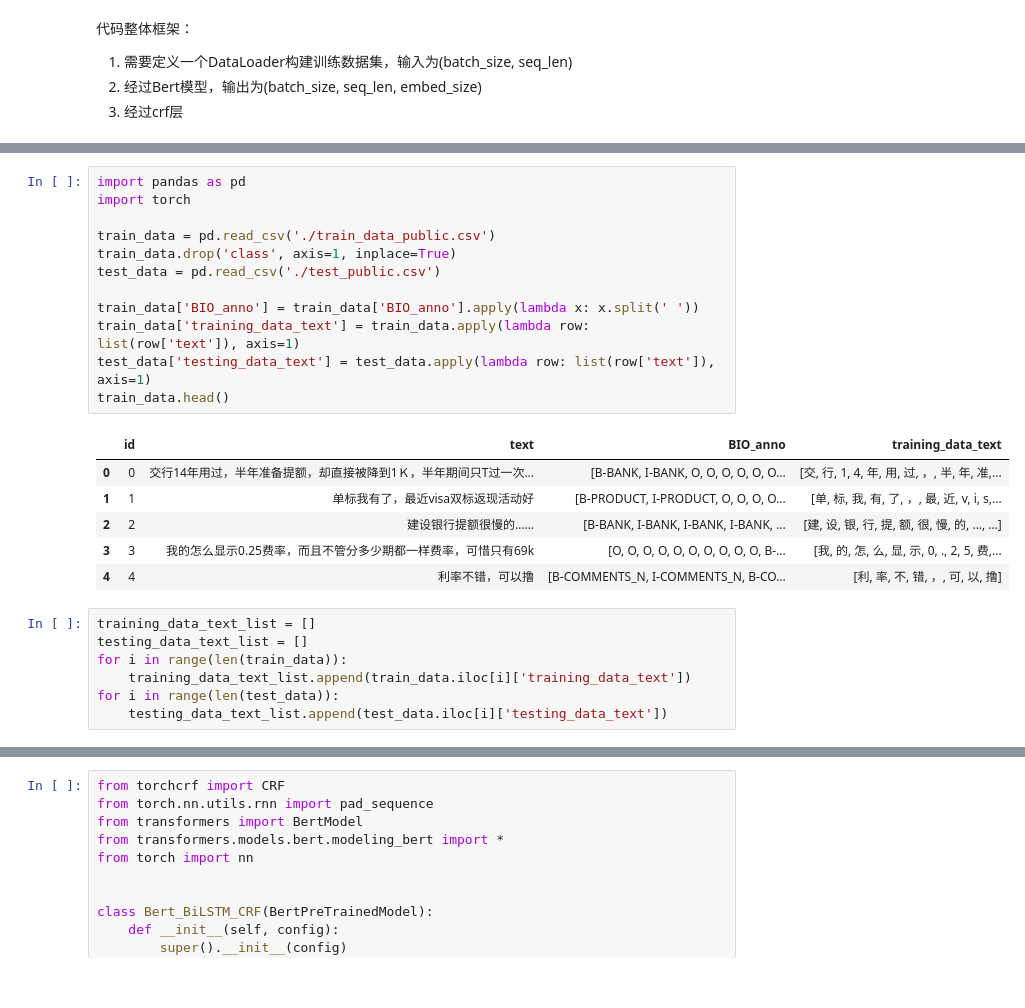
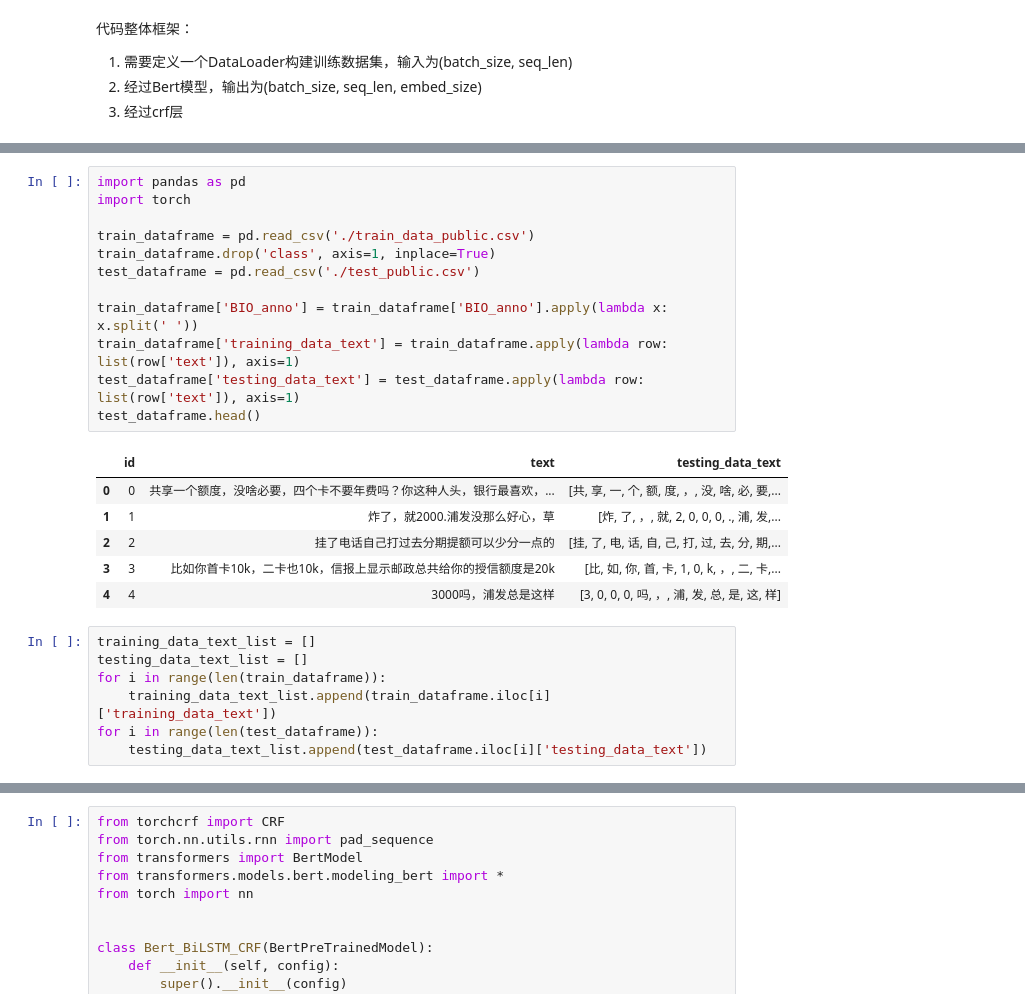
Before and after one commit to an-old-guy-in-Ecust/NLP, a Jupyter notebook: BiLSTM-CRF/Bert_bilstm_crf_baseline.ipynb, the cells around one changed output, grey strips where cells are left out. Drawn from its saved outputs; the diff is of its cells as text.

```diff
--- a/BiLSTM-CRF/Bert_bilstm_crf_baseline.ipynb
+++ b/BiLSTM-CRF/Bert_bilstm_crf_baseline.ipynb
@@ -26,29 +26,29 @@ Requirement already satisfied: idna<3,>=2.5 in /usr/local/lib/python3.8/dist-pac
 # %%
 import pandas as pd
 import torch
 
-train_data = pd.read_csv('./train_data_public.csv')
-train_data.drop('class', axis=1, inplace=True)
-test_data = pd.read_csv('./test_public.csv')
+train_dataframe = pd.read_csv('./train_data_public.csv')
+train_dataframe.drop('class', axis=1, inplace=True)
+test_dataframe = pd.read_csv('./test_public.csv')
 
-train_data['BIO_anno'] = train_data['BIO_anno'].apply(lambda x: x.split(' '))
-train_data['training_data_text'] = train_data.apply(lambda row: list(row['text']), axis=1)
-test_data['testing_data_text'] = test_data.apply(lambda row: list(row['text']), axis=1)
-train_data.head()
+train_dataframe['BIO_anno'] = train_dataframe['BIO_anno'].apply(lambda x: x.split(' '))
+train_dataframe['training_data_text'] = train_dataframe.apply(lambda row: list(row['text']), axis=1)
+test_dataframe['testing_data_text'] = test_dataframe.apply(lambda row: list(row['text']), axis=1)
+test_dataframe.head()
 # %% [output]
-|  | id | text | BIO_anno | training_data_text |
-| 0 | 0 | 交行14年用过，半年准备提额，却直接被降到1Ｋ，半年期间只T过一次... | [B-BANK, I-BANK, O, O, O, O, O, O... | [交, 行, 1, 4, 年, 用, 过, ，, 半, 年, 准,... |
-| 1 | 1 | 单标我有了，最近visa双标返现活动好 | [B-PRODUCT, I-PRODUCT, O, O, O, O... | [单, 标, 我, 有, 了, ，, 最, 近, v, i, s,... |
-| 2 | 2 | 建设银行提额很慢的…… | [B-BANK, I-BANK, I-BANK, I-BANK, ... | [建, 设, 银, 行, 提, 额, 很, 慢, 的, …, …] |
-| 3 | 3 | 我的怎么显示0.25费率，而且不管分多少期都一样费率，可惜只有69k | [O, O, O, O, O, O, O, O, O, O, B-... | [我, 的, 怎, 么, 显, 示, 0, ., 2, 5, 费,... |
-| 4 | 4 | 利率不错，可以撸 | [B-COMMENTS_N, I-COMMENTS_N, B-CO... | [利, 率, 不, 错, ，, 可, 以, 撸] |
+|  | id | text | testing_data_text |
+| 0 | 0 | 共享一个额度，没啥必要，四个卡不要年费吗？你这种人头，银行最喜欢，... | [共, 享, 一, 个, 额, 度, ，, 没, 啥, 必, 要,... |
+| 1 | 1 | 炸了，就2000.浦发没那么好心，草 | [炸, 了, ，, 就, 2, 0, 0, 0, ., 浦, 发,... |
+| 2 | 2 | 挂了电话自己打过去分期提额可以少分一点的 | [挂, 了, 电, 话, 自, 己, 打, 过, 去, 分, 期,... |
+| 3 | 3 | 比如你首卡10k，二卡也10k，信报上显示邮政总共给你的授信额度是20k | [比, 如, 你, 首, 卡, 1, 0, k, ，, 二, 卡,... |
+| 4 | 4 | 3000吗，浦发总是这样 | [3, 0, 0, 0, 吗, ，, 浦, 发, 总, 是, 这, 样] |
 # %%
 training_data_text_list = []
 testing_data_text_list = []
-for i in range(len(train_data)):
-    training_data_text_list.append(train_data.iloc[i]['training_data_text'])
-for i in range(len(test_data)):
-    testing_data_text_list.append(test_data.iloc[i]['testing_data_text'])
+for i in range(len(train_dataframe)):
+    training_data_text_list.append(train_dataframe.iloc[i]['training_data_text'])
+for i in range(len(test_dataframe)):
+    testing_data_text_list.append(test_dataframe.iloc[i]['testing_data_text'])
 # %%
 from transformers import BertTokenizer
 from transformers import BertConfig
```
Also changed, not shown: parts of 12 cells of this notebook.
